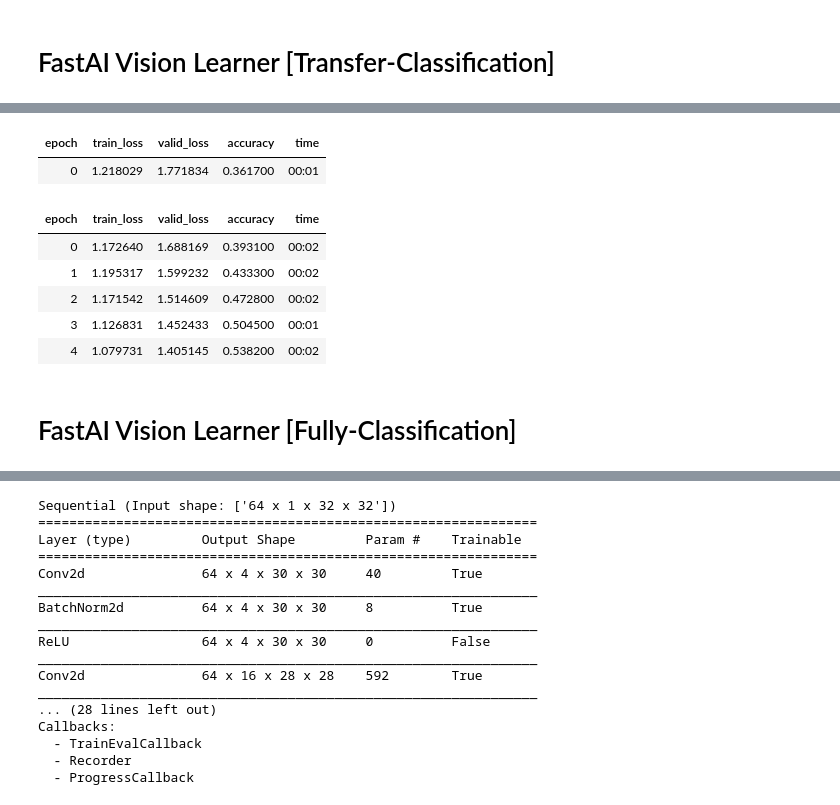
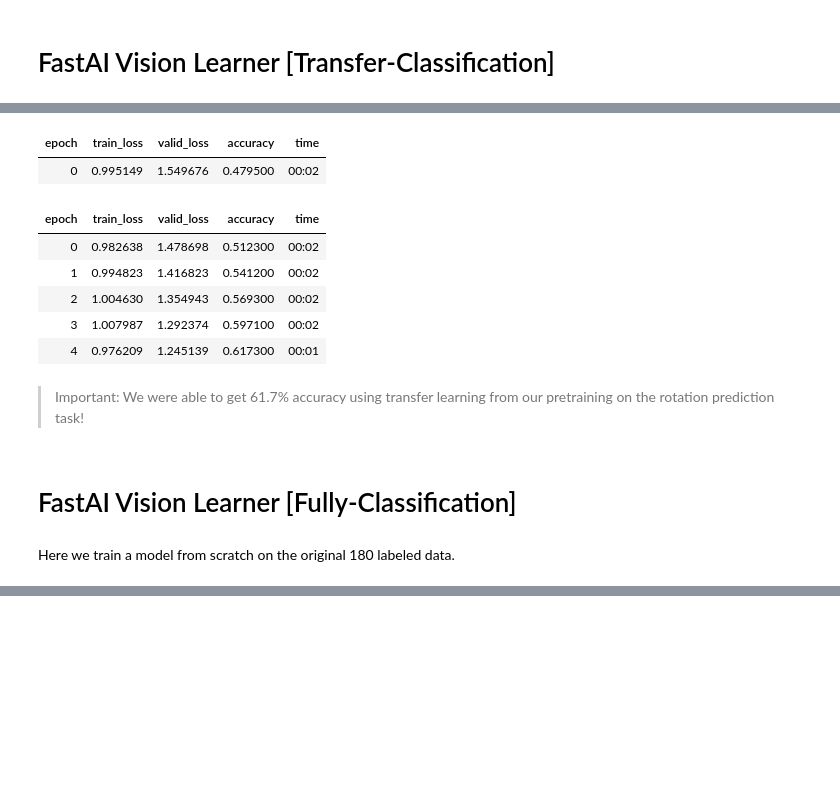
Before and after one commit to Ftuuky/Epoching-Blog, a Jupyter notebook: _notebooks/2020-03-23-Self-Supervision-with-FastAI.ipynb, the cells around one changed output, grey strips where cells are left out. Drawn from its saved outputs; the diff is of its cells as text; code cells hidden in the pictures; blank space fills up the shorter version.

```diff
--- a/_notebooks/2020-03-23-Self-Supervision-with-FastAI.ipynb
+++ b/_notebooks/2020-03-23-Self-Supervision-with-FastAI.ipynb
@@ -89,10 +162,11 @@ Dataset MNIST
 # %%
+#collapse-hide
 class Custom_Dataset_MNIST():
     '''
-    Dataset for Rotation-based Self-Supervision! Images are rotated clockwise.
-    - file: MNIST processed .pt file.
-    - pct: percent of data to use
-    - classification: False = Use rotation labels. True = Use original classification labels.
+    A Dataset for Rotation-based Self-Supervision! Images are rotated clockwise.
+    - file - MNIST processed .pt file.
+    - pct - percent of data to use
+    - classification - False = Use rotation labels. True = Use original classification labels.
     '''
 
     def __init__(self, file, pct, classification):
@@ -391,14 +506,19 @@ learner.lr_find()
 # %%
-learner.fine_tune(5, 3e-2)
+#collapse-show
+learner.fine_tune(5, base_lr=3e-2)
 # %% [output]
 | epoch | train_loss | valid_loss | accuracy | time |
-| 0 | 1.218029 | 1.771834 | 0.361700 | 00:01 |
+| 0 | 0.995149 | 1.549676 | 0.479500 | 00:02 |
 | epoch | train_loss | valid_loss | accuracy | time |
-| 0 | 1.172640 | 1.688169 | 0.393100 | 00:02 |
-| 1 | 1.195317 | 1.599232 | 0.433300 | 00:02 |
-| 2 | 1.171542 | 1.514609 | 0.472800 | 00:02 |
-| 3 | 1.126831 | 1.452433 | 0.504500 | 00:01 |
-| 4 | 1.079731 | 1.405145 | 0.538200 | 00:02 |
+| 0 | 0.982638 | 1.478698 | 0.512300 | 00:02 |
+| 1 | 0.994823 | 1.416823 | 0.541200 | 00:02 |
+| 2 | 1.004630 | 1.354943 | 0.569300 | 00:02 |
+| 3 | 1.007987 | 1.292374 | 0.597100 | 00:02 |
+| 4 | 0.976209 | 1.245139 | 0.617300 | 00:01 |
+# %% [markdown]
+> Important: We were able to get 61.7% accuracy using transfer learning from our pretraining on the rotation prediction task!
 # %% [markdown]
 # FastAI Vision Learner [Fully-Classification]
+# %% [markdown]
+Here we train a model from scratch on the original 180 labeled data.
 # %%
@@ -429,23 +550,3 @@ Sequential(
     (4): Linear(in_features=64, out_features=10, bias=False)
   )
 )
-# %%
-learner.summary()
-# %% [output]
-Sequential (Input shape: ['64 x 1 x 32 x 32'])
-================================================================
-Layer (type)         Output Shape         Param #    Trainable
-================================================================
-Conv2d               64 x 4 x 30 x 30     40         True
-________________________________________________________________
-BatchNorm2d          64 x 4 x 30 x 30     8          True
-________________________________________________________________
-ReLU                 64 x 4 x 30 x 30     0          False
-________________________________________________________________
-Conv2d               64 x 16 x 28 x 28    592        True
-________________________________________________________________
-... (28 lines left out)
-Callbacks:
-  - TrainEvalCallback
-  - Recorder
-  - ProgressCallback
```
Also changed, not shown: parts of 56 cells of this notebook.
